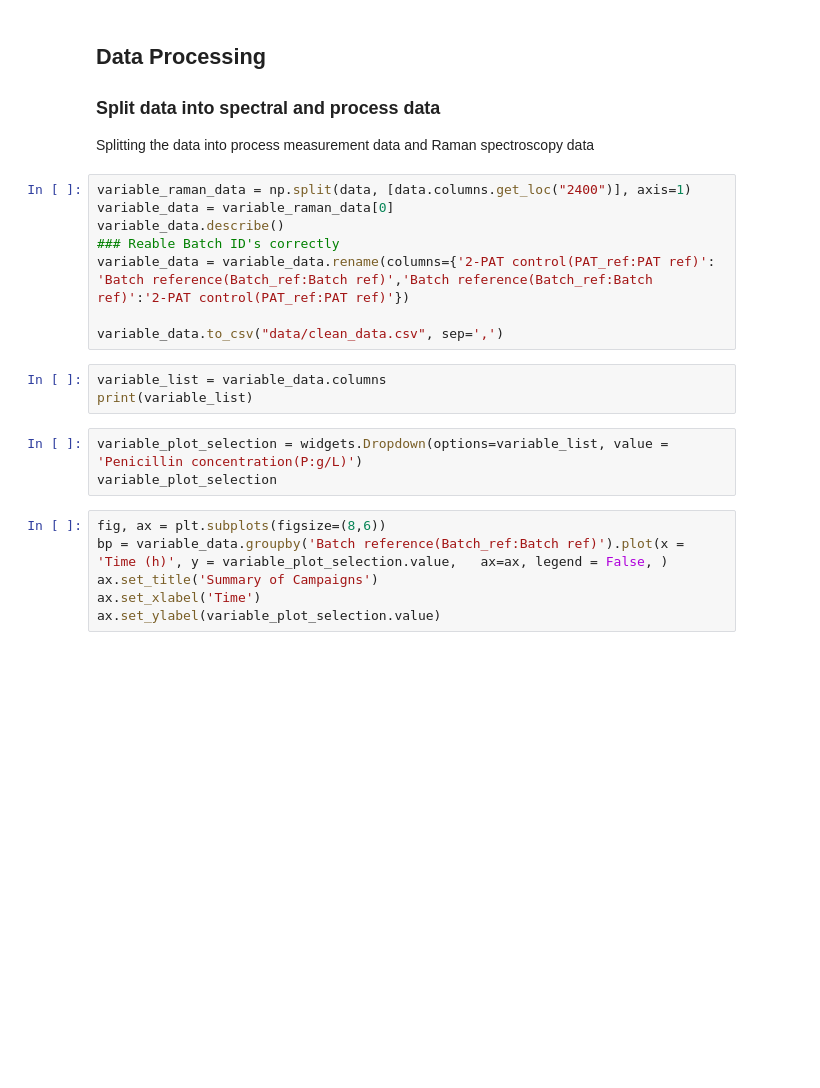
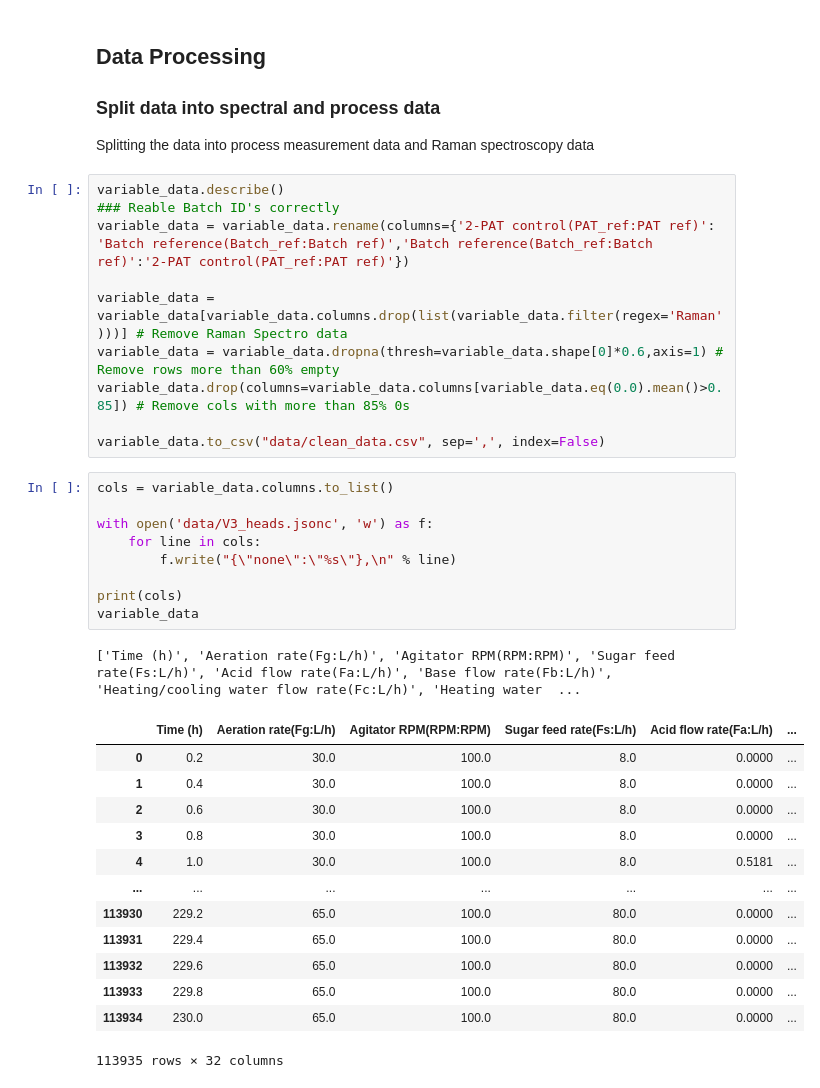
Before and after one commit to plutoniumm/MLTests, a Jupyter notebook: data_cleanup.ipynb, the cells around one changed output. Drawn from its saved outputs; the diff is of its cells as text; blank space fills up the shorter version.

Commit message:
Data cleaning

```diff
--- a/data_cleanup.ipynb
+++ b/data_cleanup.ipynb
@@ -43,22 +54,36 @@ Index(['Time (h)', 'Aeration rate(Fg:L/h)', 'Agitator RPM(RPM:RPM)',
 ### Split data into spectral and process data
 Splitting the data into process measurement data and Raman spectroscopy data
 # %%
-variable_raman_data = np.split(data, [data.columns.get_loc("2400")], axis=1)
-variable_data = variable_raman_data[0]
 variable_data.describe()
 ### Reable Batch ID's correctly
 variable_data = variable_data.rename(columns={'2-PAT control(PAT_ref:PAT ref)': 'Batch reference(Batch_ref:Batch ref)','Batch reference(Batch_ref:Batch ref)':'2-PAT control(PAT_ref:PAT ref)'})
 
-variable_data.to_csv("data/clean_data.csv", sep=',')
+variable_data = variable_data[variable_data.columns.drop(list(variable_data.filter(regex='Raman')))] # Remove Raman Spectro data
+variable_data = variable_data.dropna(thresh=variable_data.shape[0]*0.6,axis=1) # Remove rows more than 60% empty
+variable_data.drop(columns=variable_data.columns[variable_data.eq(0.0).mean()>0.85]) # Remove cols with more than 85% 0s
+
+variable_data.to_csv("data/clean_data.csv", sep=',', index=False)
-# %%
-variable_list = variable_data.columns
-print(variable_list)
-# %%
-variable_plot_selection = widgets.Dropdown(options=variable_list, value = 'Penicillin concentration(P:g/L)')
-variable_plot_selection
-# %%
-fig, ax = plt.subplots(figsize=(8,6))
-bp = variable_data.groupby('Batch reference(Batch_ref:Batch ref)').plot(x = 'Time (h)', y = variable_plot_selection.value,   ax=ax, legend = False, )
-ax.set_title('Summary of Campaigns')
-ax.set_xlabel('Time')
-ax.set_ylabel(variable_plot_selection.value)
+# %%
+cols = variable_data.columns.to_list()
+
+with open('data/V3_heads.jsonc', 'w') as f:
+    for line in cols:
+        f.write("{\"none\":\"%s\"},\n" % line)
+
+print(cols)
+variable_data
+# %% [output]
+['Time (h)', 'Aeration rate(Fg:L/h)', 'Agitator RPM(RPM:RPM)', 'Sugar feed rate(Fs:L/h)', 'Acid flow rate(Fa:L/h)', 'Base flow rate(Fb:L/h)', 'Heating/cooling water flow rate(Fc:L/h)', 'Heating water  ...
+|  | Time (h) | Aeration rate(Fg:L/h) | Agitator RPM(RPM:RPM) | Sugar feed rate(Fs:L/h) | Acid flow rate(Fa:L/h) | ... |
+| 0 | 0.2 | 30.0 | 100.0 | 8.0 | 0.0000 | ... |
+| 1 | 0.4 | 30.0 | 100.0 | 8.0 | 0.0000 | ... |
+| 2 | 0.6 | 30.0 | 100.0 | 8.0 | 0.0000 | ... |
+| 3 | 0.8 | 30.0 | 100.0 | 8.0 | 0.0000 | ... |
+| 4 | 1.0 | 30.0 | 100.0 | 8.0 | 0.5181 | ... |
+| ... | ... | ... | ... | ... | ... | ... |
+| 113930 | 229.2 | 65.0 | 100.0 | 80.0 | 0.0000 | ... |
+| 113931 | 229.4 | 65.0 | 100.0 | 80.0 | 0.0000 | ... |
+| 113932 | 229.6 | 65.0 | 100.0 | 80.0 | 0.0000 | ... |
+| 113933 | 229.8 | 65.0 | 100.0 | 80.0 | 0.0000 | ... |
+| 113934 | 230.0 | 65.0 | 100.0 | 80.0 | 0.0000 | ... |
+113935 rows × 32 columns
```
Also changed, not shown: parts of 1 cell of this notebook, 4 other files.
